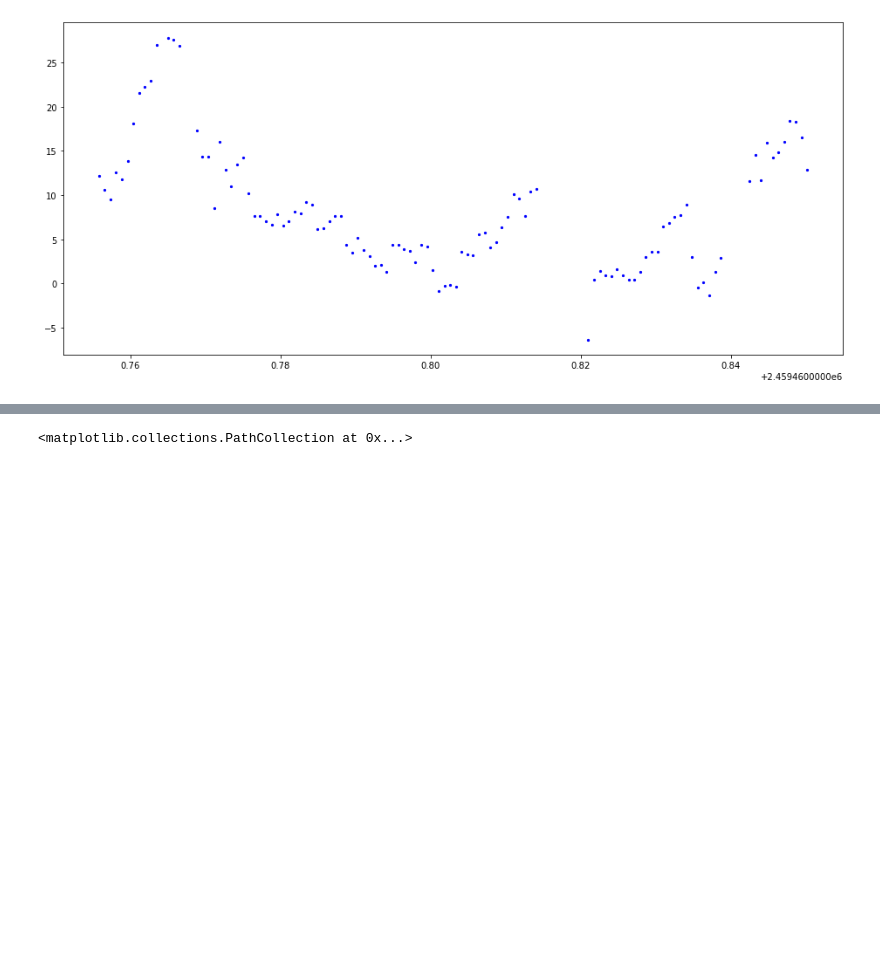
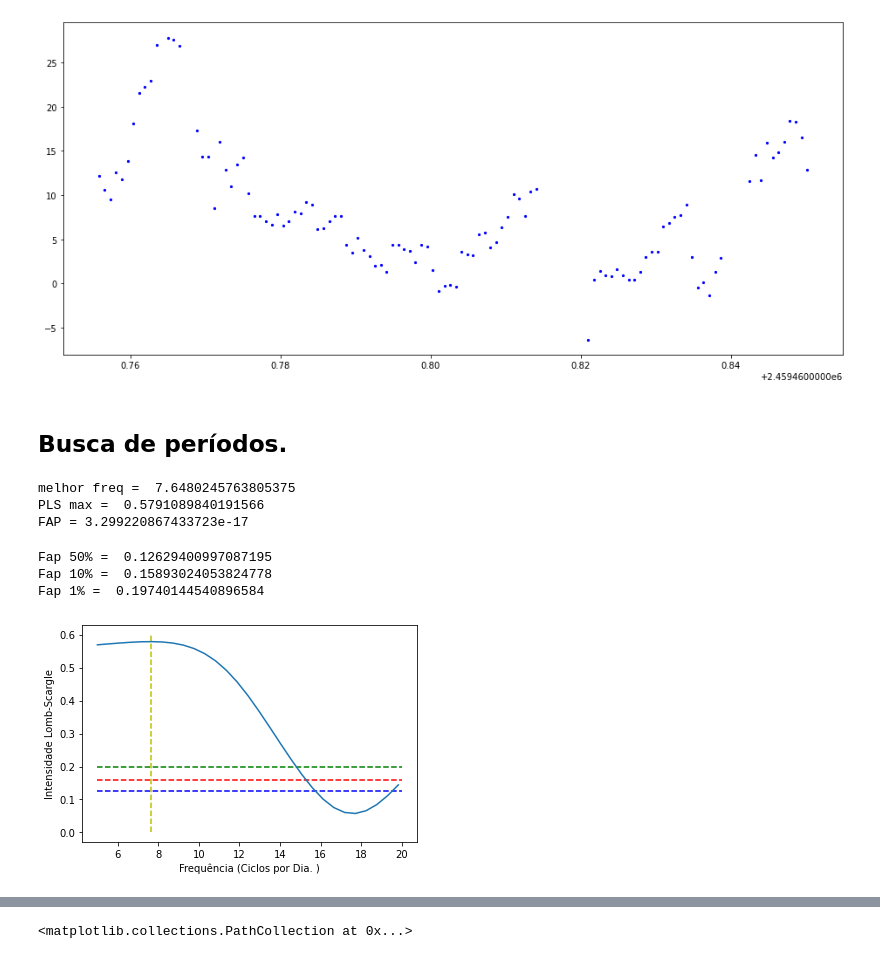
Before and after one commit to Di-carvalho/An-lise-de-dados-astronomicos, a Jupyter notebook: radvel componentes.ipynb, the cells around one changed output, grey strips where cells are left out. Drawn from its saved outputs; the diff is of its cells as text; code cells hidden in the pictures; blank space fills up the shorter version.

```diff
--- a/radvel componentes.ipynb
+++ b/radvel componentes.ipynb
@@ -235,0 +332,46 @@ pol = pd.concat([pol, pol1], ignore_index=True)
+# %% [markdown]
+## Busca de períodos.
+# %%
+circpolI = pd.read_csv('circpolI_bjd_semerro.txt', sep = ' ')
+# %%
+from astropy.timeseries.periodograms.lombscargle import LombScargle
+
+freq, PLS = LombScargle(circpolI['bjd'], circpolI['circ_pol']).autopower(minimum_frequency=5 ,maximum_frequency=20, method='chi2', samples_per_peak=20)
+best_freq = freq[np.argmax(PLS)]
+print('melhor freq = ',best_freq)
+print('PLS max = ',PLS.max())
+print('FAP =',LombScargle(circpolI['bjd'], circpolI['bjd']).false_alarm_probability(PLS.max()))
+# %% [output]
+melhor freq =  7.6480245763805375
+PLS max =  0.5791089840191566
+FAP = 3.299220867433723e-17
+# %%
+fap50 = LombScargle(circpolI['bjd'], circpolI['circ_pol']).false_alarm_level(0.5)
+fap10 = LombScargle(circpolI['bjd'], circpolI['circ_pol']).false_alarm_level(0.1)
+fap1 = LombScargle(circpolI['bjd'], circpolI['circ_pol']).false_alarm_level(0.01)
+print('Fap 50% = ', fap50)
+print('Fap 10% = ', fap10)
+print('Fap 1% = ', fap1)
+# %% [output]
+Fap 50% =  0.12629400997087195
+Fap 10% =  0.15893024053824778
+Fap 1% =  0.19740144540896584
+# %%
+#plt.vlines(best_freq,0,0.012,color='k',linestyles='dashed')
+plt.plot(freq,PLS)
+plt.xlabel("Frequência (Ciclos por Dia. )")
+plt.ylabel("Intensidade Lomb-Scargle")
+plt.savefig('teste.png', format='png')
+plt.hlines(fap50,5,20,color='b',linestyles='dashed')
+plt.hlines(fap10,5,20,color='r',linestyles='dashed')
+plt.hlines(fap1,5,20,color='g',linestyles='dashed')
+plt.vlines(best_freq,0,0.6,color='y',linestyles='dashed')
+
+
+plt.show()
+lb=pd.DataFrame()
+lb['freq']=freq
+lb['pls']= PLS
+lb.to_csv('lb_filtroI.txt',index=False,header=False,sep=' ' )
+# %% [output]
+[figure, added]
```
Also changed, not shown: parts of 67 cells of this notebook.
